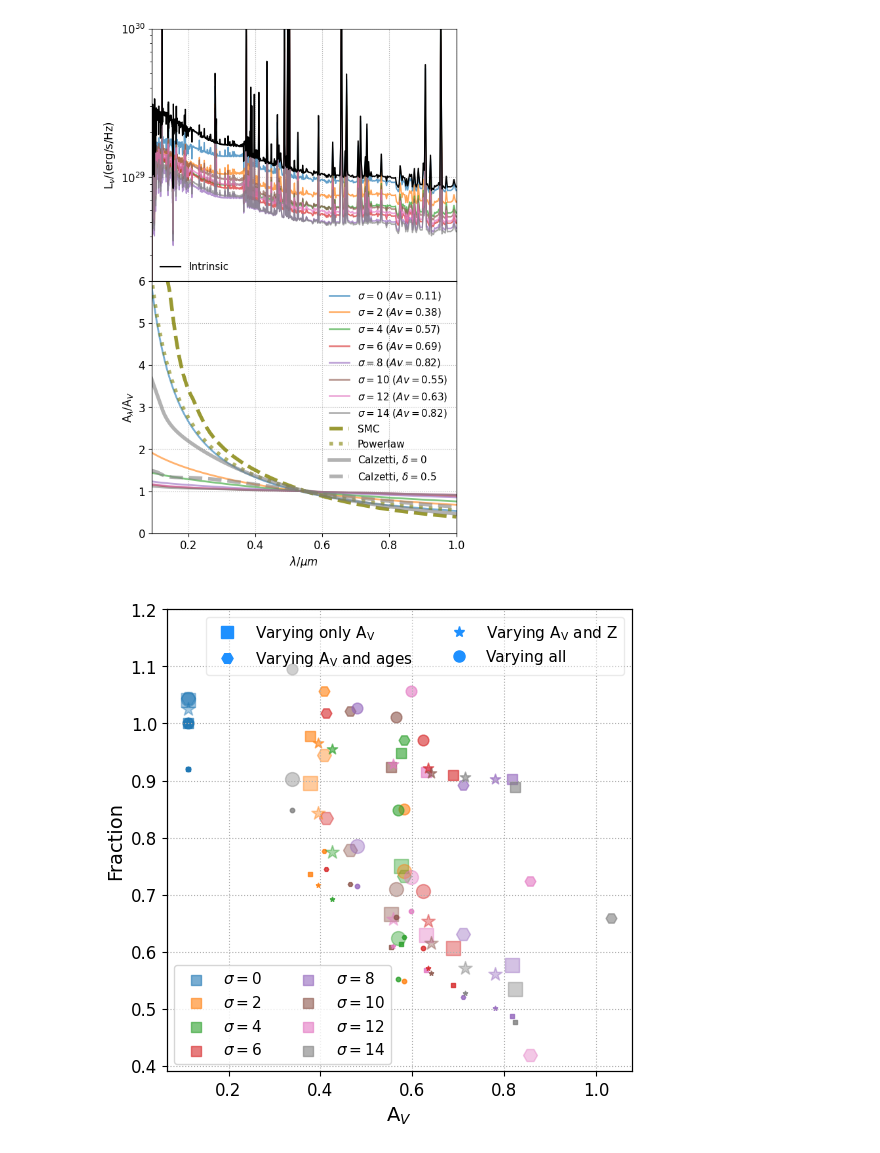
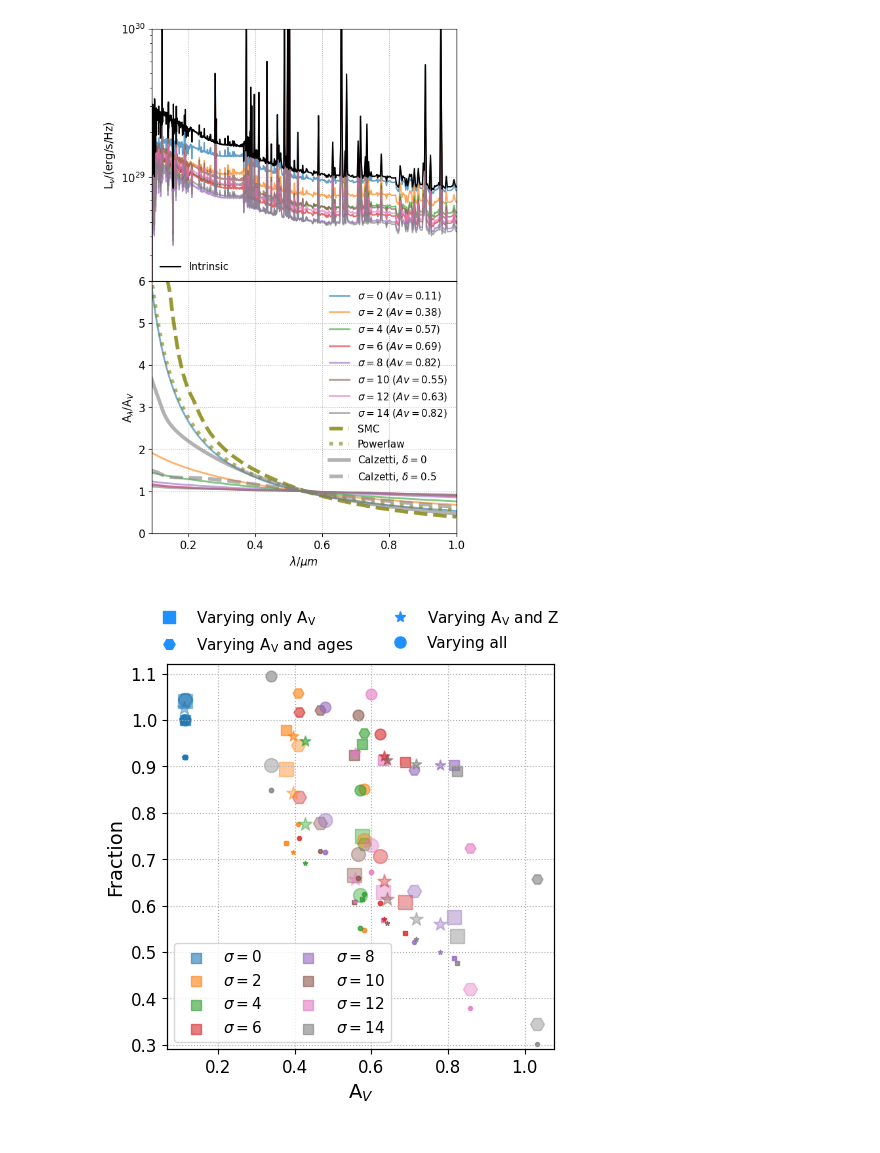
Before and after one commit to aswinpvijayan/line_ratio_reliability, a Jupyter notebook: sfrd.ipynb, the cells around one changed output. Saved outputs shown, nothing was run; the diff lists cells and outputs as text; code cells hidden in the pictures.

```diff
--- a/sfrd.ipynb
+++ b/sfrd.ipynb
@@ -294,7 +319,7 @@ plt.show()
 # %% [output]
 [figure]
 # %%
-fig, ax = plt.subplots(nrows = 1, ncols = 1, figsize=(6,6), sharex=True, sharey=True, facecolor='w', edgecolor='k')
+fig, ax = plt.subplots(nrows = 1, ncols = 1, figsize=(5,5), sharex=True, sharey=True, facecolor='w', edgecolor='k')
 twinax = ax.twinx()
 
 markers = ['s', 'H', '*', 'o']
@@ -304,36 +329,36 @@ for jj in range(4):
     for ii in range(num_gals):
         color = plt.cm.tab10(ii)
 
 
         ax.scatter(Av[jj][ii], Halpha_frac_dust[jj][ii], color=color, s=10, marker=markers[jj], alpha=0.8)
 
         if jj==0:
             ax.scatter(Av[jj][ii], Halpha_frac_Avcorr[jj][ii], color=color, s=60, marker=markers[jj], alpha=0.6, label=rF'$\sigma={nsigma[ii]}$')
         else:
             ax.scatter(Av[jj][ii], Halpha_frac_Avcorr[jj][ii], color=color, s=60, marker=markers[jj], alpha=0.6)
 
         ax.scatter(Av[jj][ii], Halpha_frac_balmercorr[jj][ii], color=color, s=100, marker=markers[jj], alpha=0.4)
 
 
 ax.set_xlabel(r'A$_{V}$', fontsize=14)
 ax.set_ylabel(r'Fraction', fontsize=14)
-ax.set_ylim(0.39, 1.2)
+ax.set_ylim(0.29, 1.12)
 ax.grid(ls='dotted')
 ax.legend(frameon=True, fontsize=11, ncols=2, loc='lower left')
 for label in (ax.get_xticklabels() + ax.get_yticklabels()):
     label.set_fontsize(12)
 twinax.set_yticks([])
 twinax.set_yticklabels([])
 
-twinax.legend(custom, [r'Varying only A$_{\mathrm{V}}$', 'Varying A$_{\mathrm{V}}$ and ages', 'Varying A$_{\mathrm{V}}$ and Z', 'Varying all'], frameon=True, fontsize=11, loc="upper right", ncols=2, framealpha=0.4)
+twinax.legend(custom, [r'Varying only A$_{\mathrm{V}}$', 'Varying A$_{\mathrm{V}}$ and ages', 'Varying A$_{\mathrm{V}}$ and Z', 'Varying all'], frameon=False, fontsize=11, loc=(-0.05,1.01), ncols=2, framealpha=0.4)
 twinax.set_yticks([])
 twinax.set_yticklabels([])
 
 plt.savefig('plots/toy_sfr_frac.png', dpi=300, bbox_inches='tight')
 
 plt.show()
 # %% [output]
-[figure, old version]
+[figure, new version]
 # %%
 h = 0.6777
 vol = (4/3)*np.pi*(14/h)**3
```
Also changed, not shown: parts of 4 cells of this notebook, 2 other files.
